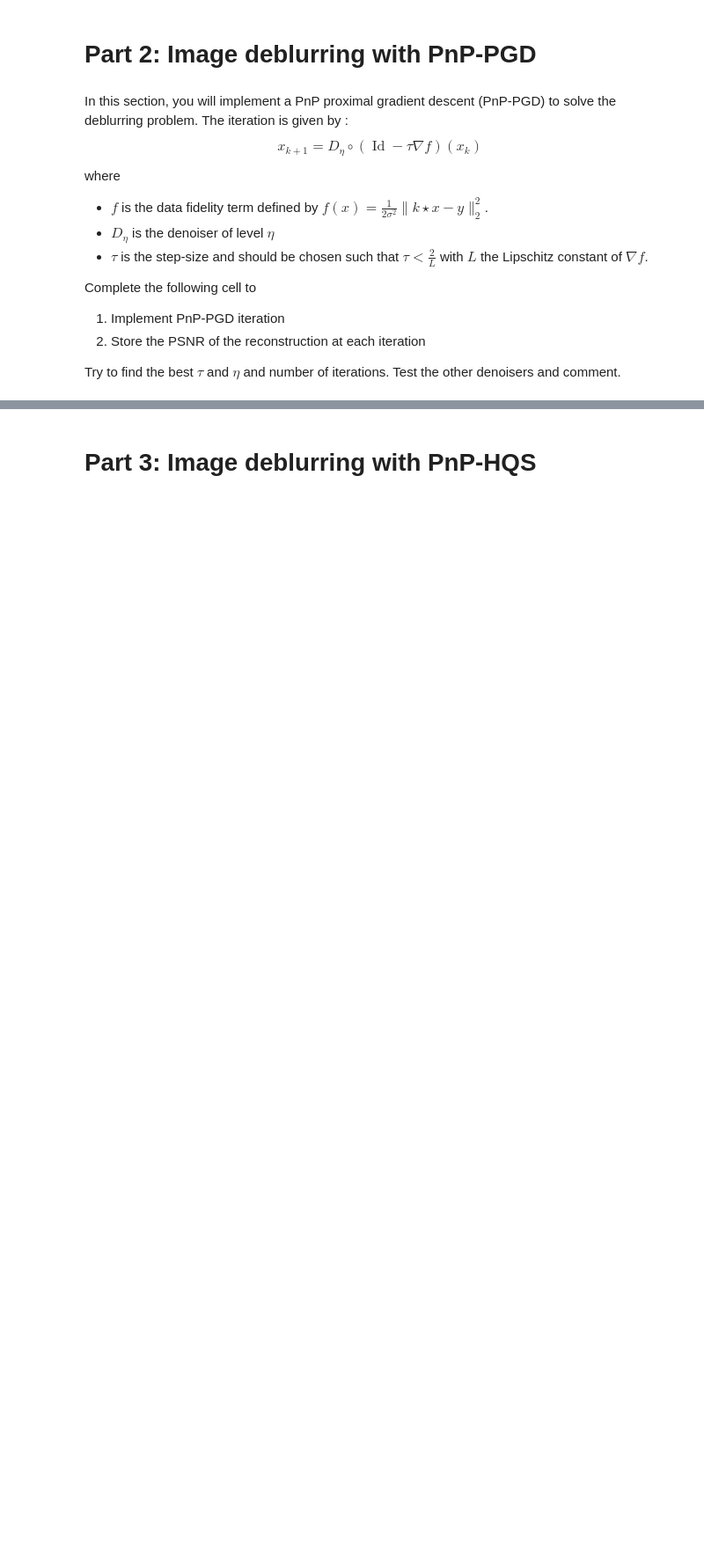
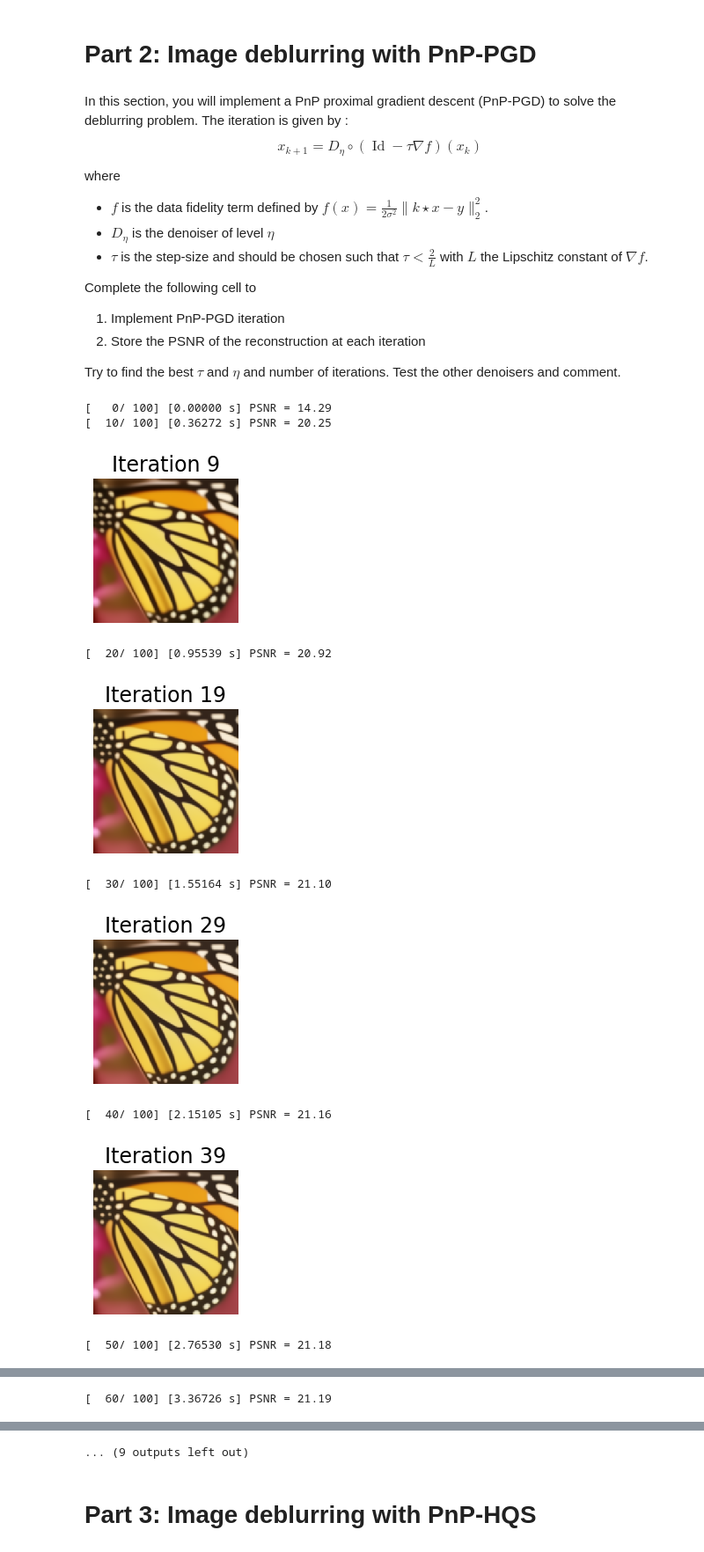
Before and after one commit to selim-ba/insa-image, a Jupyter notebook: TP_1_Image_PnP_Unroll.ipynb, the cells around one changed output, grey strips where cells are left out. Shown at 88% size. Cells and saved outputs as stored; diff of their text form; code cells hidden in the pictures; blank space fills up the shorter version.

```diff
--- a/TP_1_Image_PnP_Unroll.ipynb
+++ b/TP_1_Image_PnP_Unroll.ipynb
@@ -250,29 +251,45 @@ Complete the following cell to
 
 Try to find the best $\tau$ and $\eta$ and number of iterations. Test the other denoisers and comment.
 # %%
-tau =  # step-size
-eta =  # strength of the denoiser
+sigma = 0.2
+tau =  sigma**2 # step-size (to check)
+eta =  sigma/2 # strength of the denoiser (to check)
+niter =  100 # number of iterations
+D = D1
 
 # initialize with blurry image
 x = y.clone()
 
 psnrtab = []  # to store psnr
-
-niter =  # number of iterations
 t0 = time.time()
 print('[%4d/%4d] [%.5f s] PSNR = %.2f'%(0,niter,0.,psnr(x0,y)))
 
 for it in range(niter):
     # before calling the denoiser, use with torch.no_grad() to avoid computing the gradient with respect to the weights of the denoising network
     with torch.no_grad():
-      x = # PnP-PGD iteration
+      gauche = ifft2(torch.abs(fft2(k))**2 * fft2(x))
+      droite = ifft2(torch.conj(fft2(k)) * fft2(y))
+      grad_f = (1/(sigma**2)) * (gauche - droite)
+      # PnP-PGD iteration
+      x = D(torch.real(x - tau*grad_f),sigma)
 
     psnrtab.append(psnr(x0,x))
 
     if (it+1)%10==0:
         print('[%4d/%4d] [%.5f s] PSNR = %.2f'%(it+1,niter,time.time()-t0,psnrtab[it]))
         dinv.utils.plot(x,'Iteration %i'%it)
 
 plt.plot(torch.tensor(psnrtab))
 plt.title('PSNR')
 plt.show()
+# %% [output]
+[   0/ 100] [0.00000 s] PSNR = 14.29
+[  10/ 100] [0.36272 s] PSNR = 20.25
+[figure, added]
+[  20/ 100] [0.95539 s] PSNR = 20.92
+[figure, added]
+[  30/ 100] [1.55164 s] PSNR = 21.10
+[figure, added]
+[  40/ 100] [2.15105 s] PSNR = 21.16
+[figure, added]
+[  50/ 100] [2.76530 s] PSNR = 21.18
@@ -278,0 +297 @@ plt.show()
+[  60/ 100] [3.36726 s] PSNR = 21.19
@@ -279,3 +299,4 @@ plt.show()
+... (9 outputs left out)
 # %% [markdown]
 # Part 3: Image deblurring with PnP-HQS
 # %% [markdown]
```
Also changed, not shown: parts of 5 cells of this notebook.
